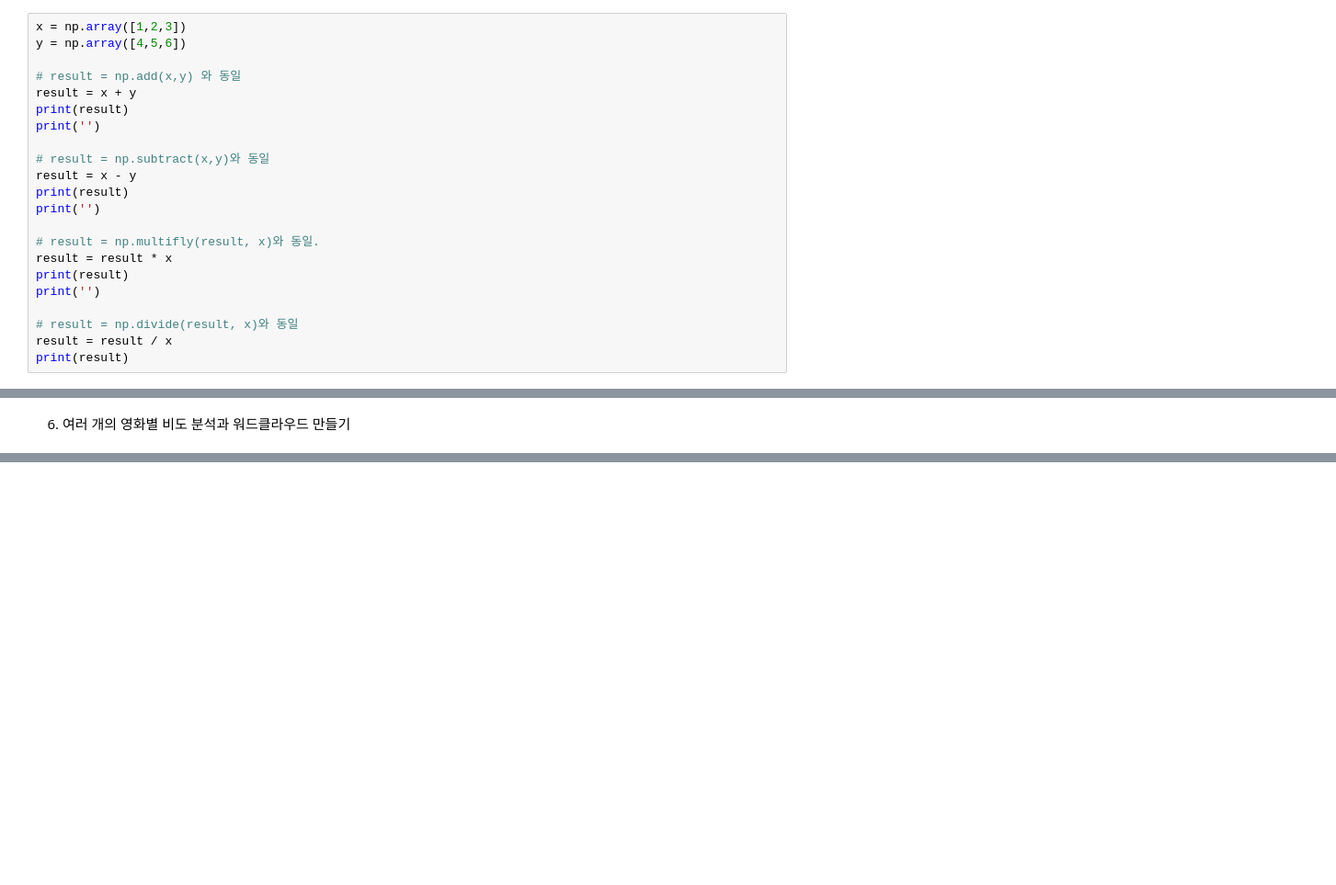
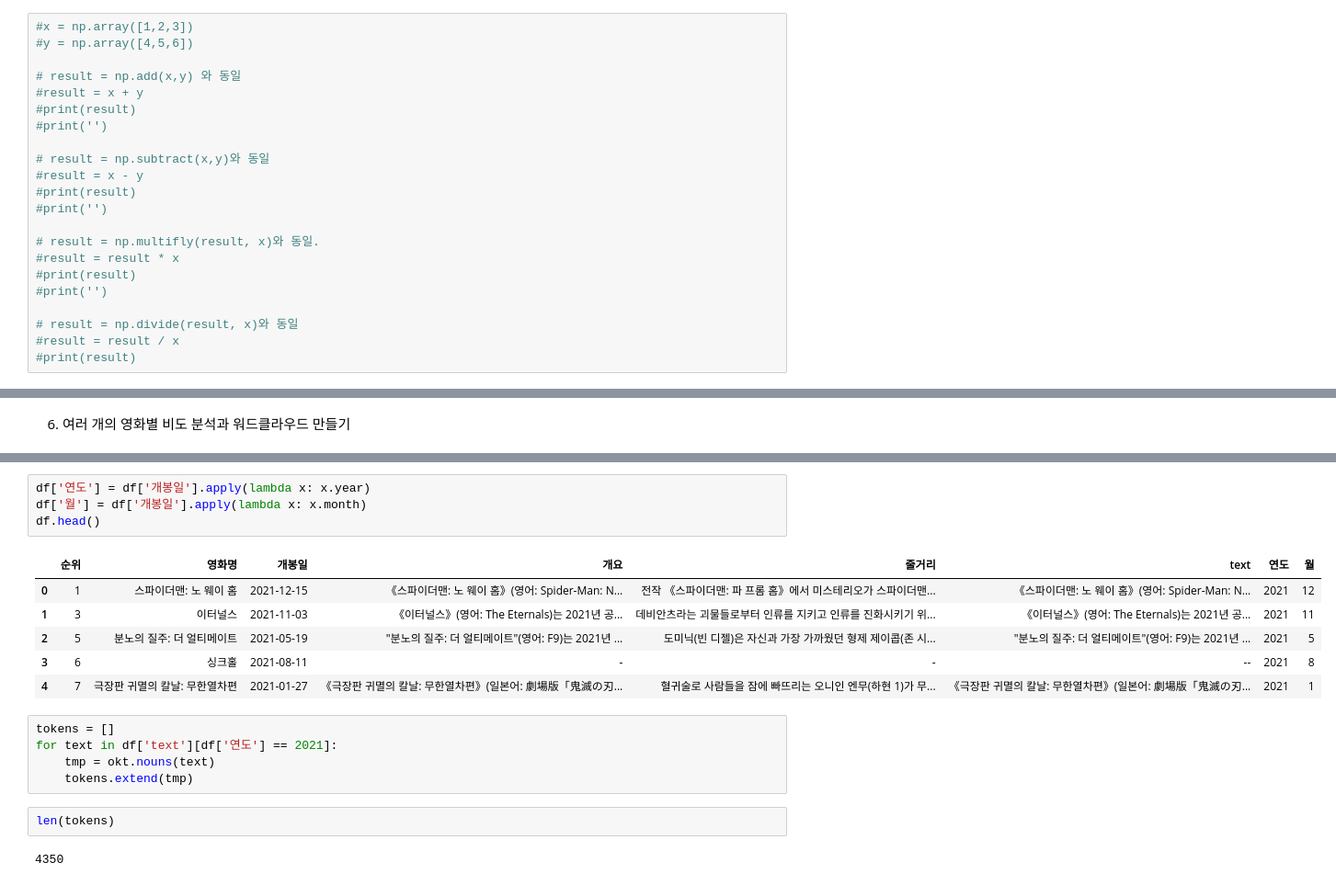
Before and after one commit to kevinstar9/DesignThinking, a Jupyter notebook: Hello.ipynb, the cells around one changed output, grey strips where cells are left out. Shown at 92% size. Drawn from its saved outputs; the diff is of its cells as text; blank space fills up the shorter version.

```diff
--- a/Hello.ipynb
+++ b/Hello.ipynb
@@ -187,23 +185,23 @@ print(indexing_mat)
 # %%
-x = np.array([1,2,3])
-y = np.array([4,5,6])
+#x = np.array([1,2,3])
+#y = np.array([4,5,6])
 
 # result = np.add(x,y) 와 동일
-result = x + y
-print(result)
-print('')
+#result = x + y
+#print(result)
+#print('')
 
 # result = np.subtract(x,y)와 동일
-result = x - y
-print(result)
-print('')
+#result = x - y
+#print(result)
+#print('')
 
 # result = np.multifly(result, x)와 동일.
-result = result * x
-print(result)
-print('')
+#result = result * x
+#print(result)
+#print('')
 
 # result = np.divide(result, x)와 동일
-result = result / x
-print(result)
+#result = result / x
+#print(result)
 # %%
@@ -454,0 +781,20 @@ SyntaxError: ignored
+# %%
+df['연도'] = df['개봉일'].apply(lambda x: x.year)
+df['월'] = df['개봉일'].apply(lambda x: x.month)
+df.head()
+# %% [output]
+|  | 순위 | 영화명 | 개봉일 | 개요 | 줄거리 | text | 연도 | 월 |
+| 0 | 1 | 스파이더맨: 노 웨이 홈 | 2021-12-15 | 《스파이더맨: 노 웨이 홈》(영어: Spider-Man: N... | 전작 《스파이더맨: 파 프롬 홈》에서 미스테리오가 스파이더맨... | 《스파이더맨: 노 웨이 홈》(영어: Spider-Man: N... | 2021 | 12 |
+| 1 | 3 | 이터널스 | 2021-11-03 | 《이터널스》(영어: The Eternals)는 2021년 공... | 데비안츠라는 괴물들로부터 인류를 지키고 인류를 진화시키기 위... | 《이터널스》(영어: The Eternals)는 2021년 공... | 2021 | 11 |
+| 2 | 5 | 분노의 질주: 더 얼티메이트 | 2021-05-19 | "분노의 질주: 더 얼티메이트"(영어: F9)는 2021년 ... | 도미닉(빈 디젤)은 자신과 가장 가까웠던 형제 제이콥(존 시... | "분노의 질주: 더 얼티메이트"(영어: F9)는 2021년 ... | 2021 | 5 |
+| 3 | 6 | 싱크홀 | 2021-08-11 | - | - | -- | 2021 | 8 |
+| 4 | 7 | 극장판 귀멸의 칼날: 무한열차편 | 2021-01-27 | 《극장판 귀멸의 칼날: 무한열차편》(일본어: 劇場版「鬼滅の刃... | 혈귀술로 사람들을 잠에 빠뜨리는 오니인 엔무(하현 1)가 무... | 《극장판 귀멸의 칼날: 무한열차편》(일본어: 劇場版「鬼滅の刃... | 2021 | 1 |
+# %%
+tokens = []
+for text in df['text'][df['연도'] == 2021]:
+    tmp = okt.nouns(text)
+    tokens.extend(tmp)
+# %%
+len(tokens)
+# %% [output]
+4350
```
Also changed, not shown: parts of 81 cells of this notebook.
